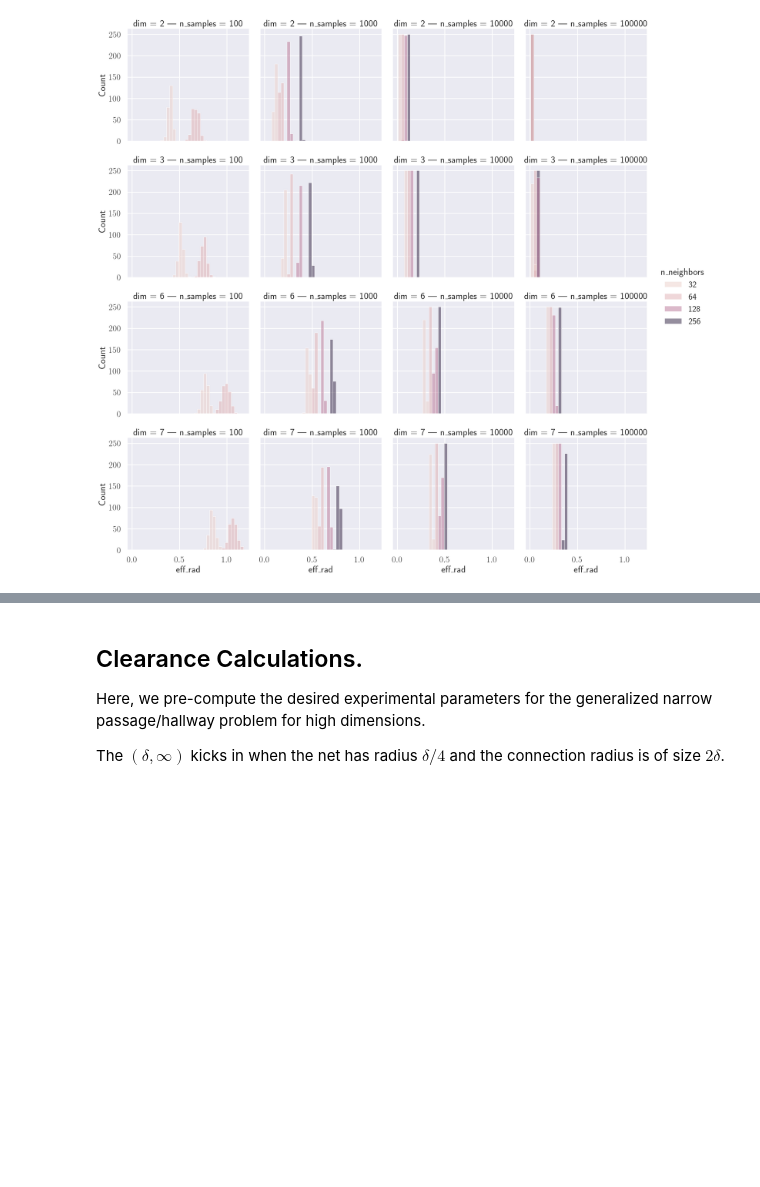
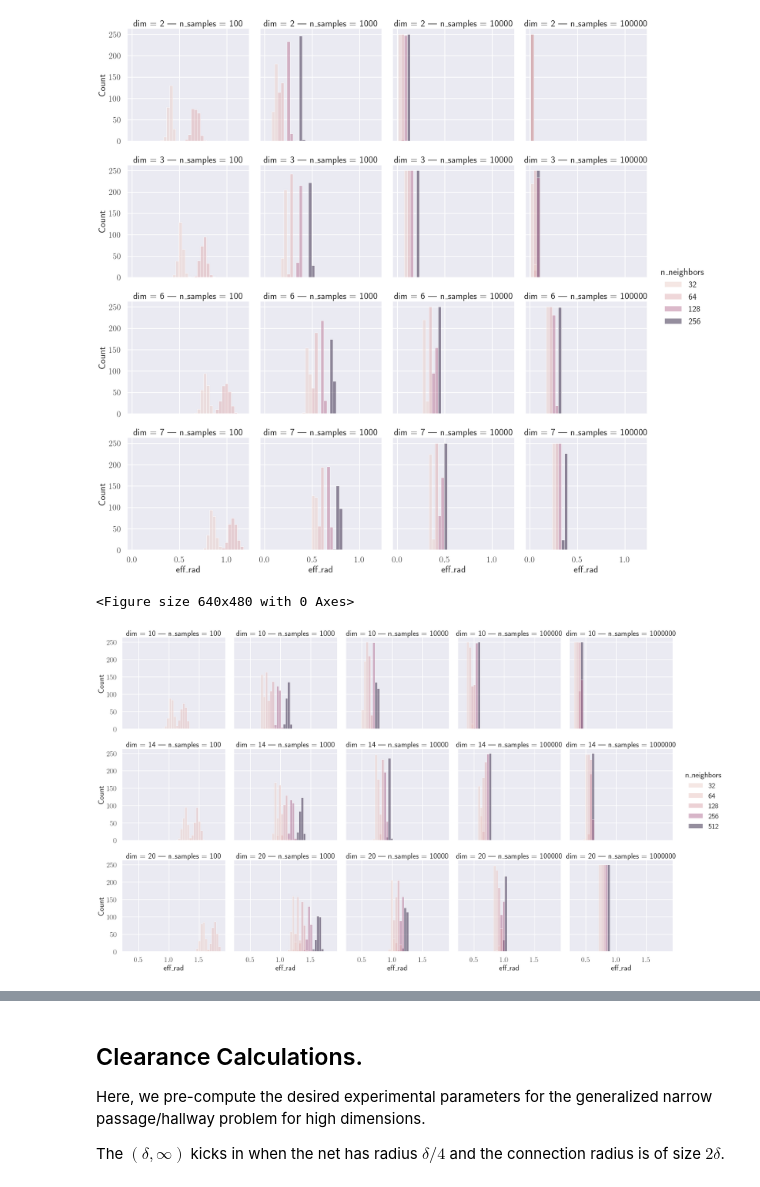
Before and after one commit to robustrobotics/nonasymptotic-mp, a Jupyter notebook: notebooks/designing_tractable_experiments.ipynb, the cells around one changed output, grey strips where cells are left out. Cells and saved outputs as stored; diff of their text form; code cells hidden in the pictures; blank space fills up the shorter version.

```diff
--- a/notebooks/designing_tractable_experiments.ipynb
+++ b/notebooks/designing_tractable_experiments.ipynb
@@ -205,10 +205,9 @@ Next, empirically look at the `effective' connection radius of nearest neighbor
 
 Note: this is really just plotting code for a cluster run (see `run_knn_radius_trial.py`).
 # %%
-exp_name = 'knn_low_dim_run1_20240501-014835'
-
 # load in and aggregate results
-out_dirs = glob.glob(os.path.join('exps', 'results', exp_name, 'out*.csv'))
-out_dfs = [pd.read_csv(_od, index_col=0) for _od in out_dirs]
-big_out_df = pd.concat(out_dfs, axis=0)
+def _exp_name_to_df(_en):
+    out_dirs = glob.glob(os.path.join('exps', 'results', _en, 'out*.csv'))
+    out_dfs = [pd.read_csv(_od, index_col=0) for _od in out_dirs]
+    return pd.concat(out_dfs, axis=0)
 # %%
@@ -222,4 +223,17 @@ plt.show()
 # %% [output]
 <Figure size 640x480 with 0 Axes>
 [figure]
+# %%
+exp_name = "knn_high_dim_run0_20240506-202400"
+big_out_df = _exp_name_to_df(exp_name)
+plt.figure()
+sns.set_theme(style="darkgrid", context='poster')
+sns.color_palette('colorblind')
+sns.displot(
+    big_out_df, x="eff_rad", row="dim", col="n_samples", hue='n_neighbors'
+)
+plt.show()
+# %% [output]
+<Figure size 640x480 with 0 Axes>
+[figure, added]
 # %% [markdown]
```
Also changed, not shown: parts of 2 cells of this notebook.
